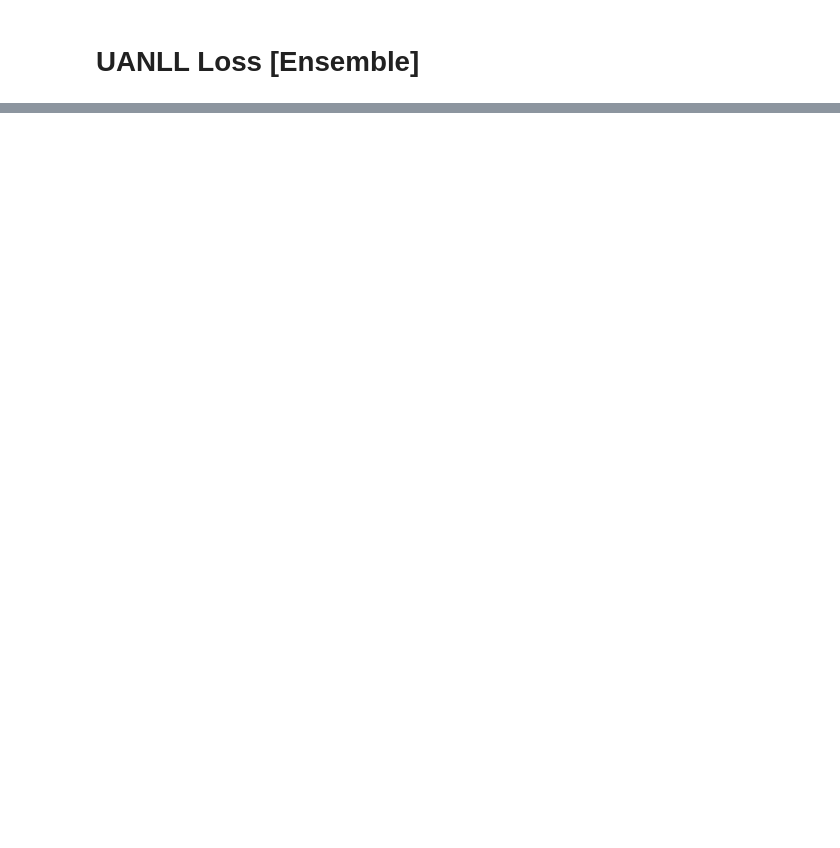
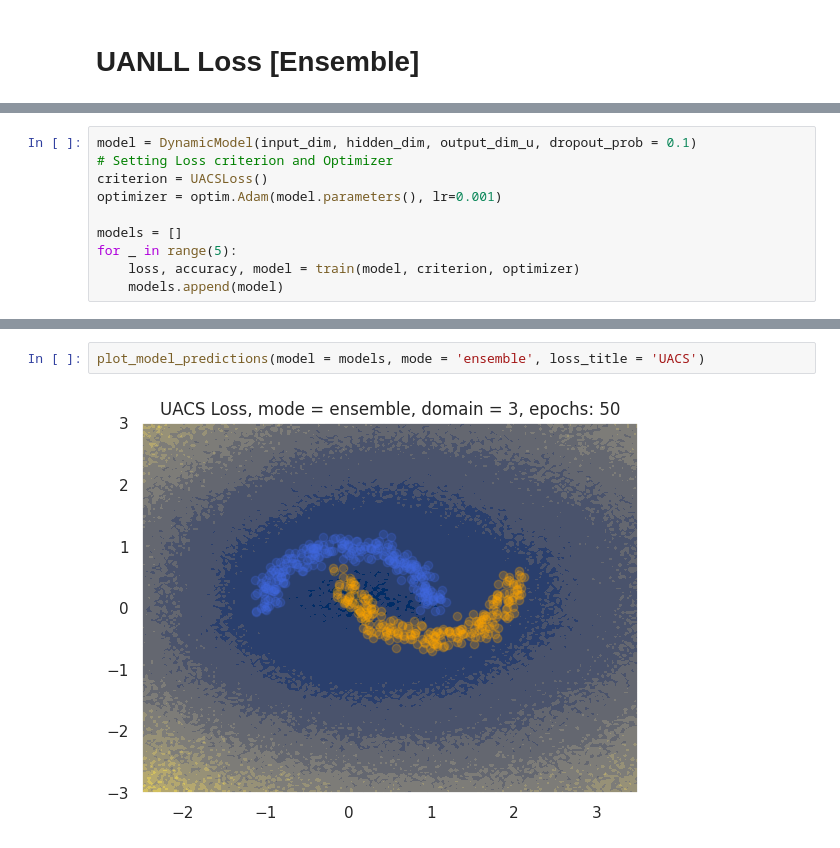
Before and after one commit to ivanovsdesign/duq_uncertainty_visualization, a Jupyter notebook: two_moons_ce_uanll.ipynb, the cells around one changed output, grey strips where cells are left out. Drawn from its saved outputs; the diff is of its cells as text; blank space fills up the shorter version.

```diff
--- a/two_moons_ce_uanll.ipynb
+++ b/two_moons_ce_uanll.ipynb
@@ -297,0 +352,10 @@ plot_model_predictions(model = models, mode = 'ensemble', loss_title = 'UANLL')
+# %%
+model = DynamicModel(input_dim, hidden_dim, output_dim_u, dropout_prob = 0.1)
+# Setting Loss criterion and Optimizer
+criterion = UACSLoss()
+optimizer = optim.Adam(model.parameters(), lr=0.001)
+
+models = []
+for _ in range(5):
+    loss, accuracy, model = train(model, criterion, optimizer)
+    models.append(model)
@@ -297,0 +373,4 @@ plot_model_predictions(model = models, mode = 'ensemble', loss_title = 'UANLL')
+# %%
+plot_model_predictions(model = models, mode = 'ensemble', loss_title = 'UACS')
+# %% [output]
+[figure, added]
```
Also changed, not shown: parts of 12 cells of this notebook.
